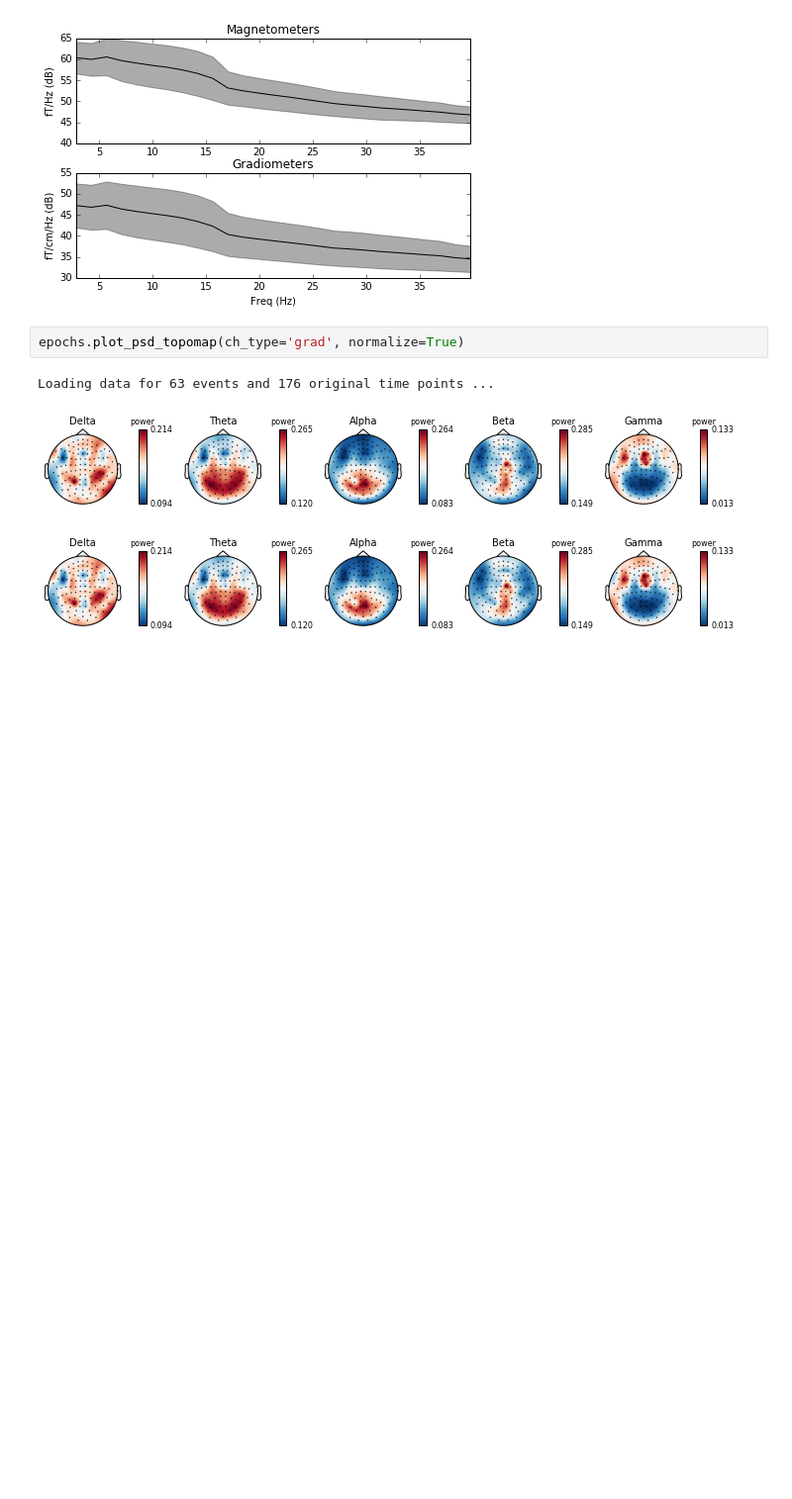
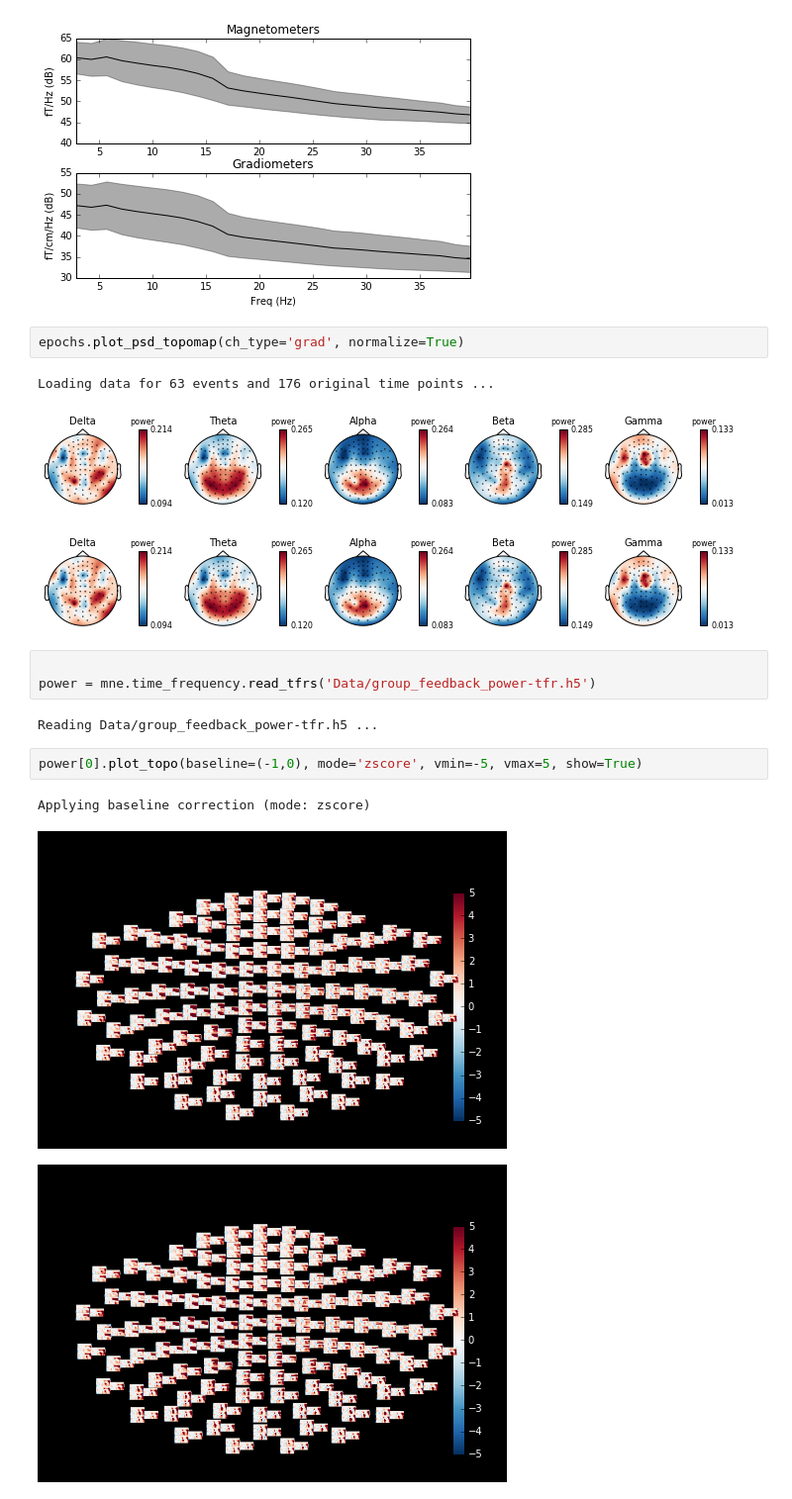
Before and after one commit to kaihwang/Clock, a Jupyter notebook: test_workflow.ipynb, the cells around one changed output. Shown at 99% size. Drawn from its saved outputs; the diff is of its cells as text; blank space fills up the shorter version.

Commit message:
group ave TFR.

```diff
--- a/test_workflow.ipynb
+++ b/test_workflow.ipynb
@@ -88,3 +88,14 @@ epochs.plot_psd_topomap(ch_type='grad', normalize=True)
 Loading data for 63 events and 176 original time points ...
 [figure]
 [figure]
+# %%
+
+power = mne.time_frequency.read_tfrs('Data/group_feedback_power-tfr.h5')
+# %% [output]
+Reading Data/group_feedback_power-tfr.h5 ...
+# %%
+power[0].plot_topo(baseline=(-1,0), mode='zscore', vmin=-5, vmax=5, show=True)
+# %% [output]
+Applying baseline correction (mode: zscore)
+[figure, added]
+[figure, added]
```
Also changed, not shown: parts of 1 cell of this notebook, 1 other file.
